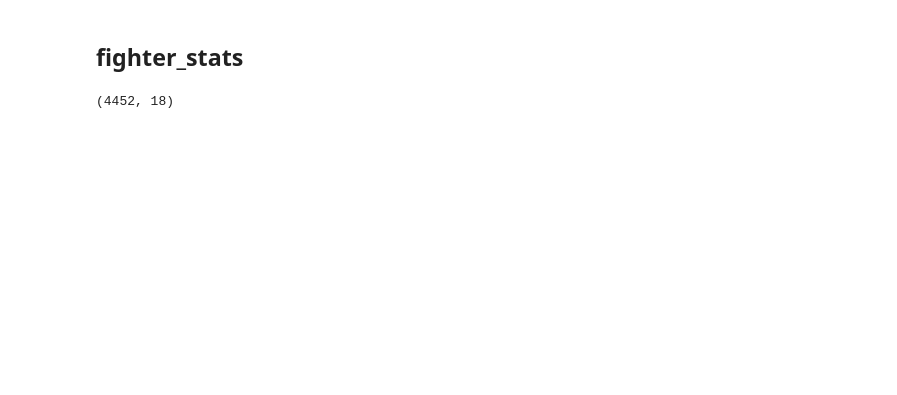
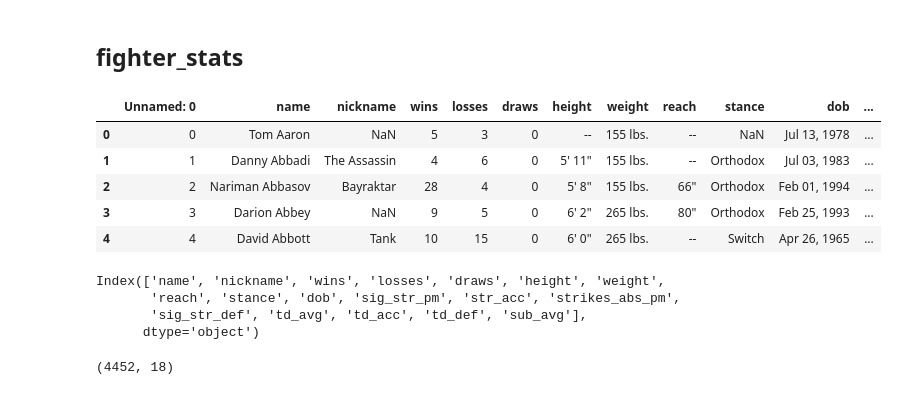
Before and after one commit to bpenaluna/ufc-stats, a Jupyter notebook: ufc_prediction.ipynb, the cells around one changed output. Drawn from its saved outputs; the diff is of its cells as text; code cells hidden in the pictures; blank space fills up the shorter version.

```diff
--- a/ufc_prediction.ipynb
+++ b/ufc_prediction.ipynb
@@ -108,6 +118,24 @@ dtype: int64
 ## fighter_stats
 # %%
 fighter_stats = pd.read_csv(config.PATH + '/ufc-stats/data/scraped_data/fighter_stats_raw.csv')
+
+fighter_stats.head()
+# %% [output]
+|  | Unnamed: 0 | name | nickname | wins | losses | draws | height | weight | reach | stance | dob | ... |
+| 0 | 0 | Tom Aaron | NaN | 5 | 3 | 0 | -- | 155 lbs. | -- | NaN | Jul 13, 1978 | ... |
+| 1 | 1 | Danny Abbadi | The Assassin | 4 | 6 | 0 | 5' 11" | 155 lbs. | -- | Orthodox | Jul 03, 1983 | ... |
+| 2 | 2 | Nariman Abbasov | Bayraktar | 28 | 4 | 0 | 5' 8" | 155 lbs. | 66" | Orthodox | Feb 01, 1994 | ... |
+| 3 | 3 | Darion Abbey | NaN | 9 | 5 | 0 | 6' 2" | 265 lbs. | 80" | Orthodox | Feb 25, 1993 | ... |
+| 4 | 4 | David Abbott | Tank | 10 | 15 | 0 | 6' 0" | 265 lbs. | -- | Switch | Apr 26, 1965 | ... |
+# %%
+fighter_stats = fighter_stats.drop(columns=fighter_stats.columns[0])
+
+fighter_stats.columns
+# %% [output]
+Index(['name', 'nickname', 'wins', 'losses', 'draws', 'height', 'weight',
+       'reach', 'stance', 'dob', 'sig_str_pm', 'str_acc', 'strikes_abs_pm',
+       'sig_str_def', 'td_avg', 'td_acc', 'td_def', 'sub_avg'],
+      dtype='object')
 # %%
 # query = "SELECT * FROM fighter_stats"
 # fighter_stats = pd.read_sql(query, engine)
```
Also changed, not shown: parts of 18 cells of this notebook, 7 other files.
